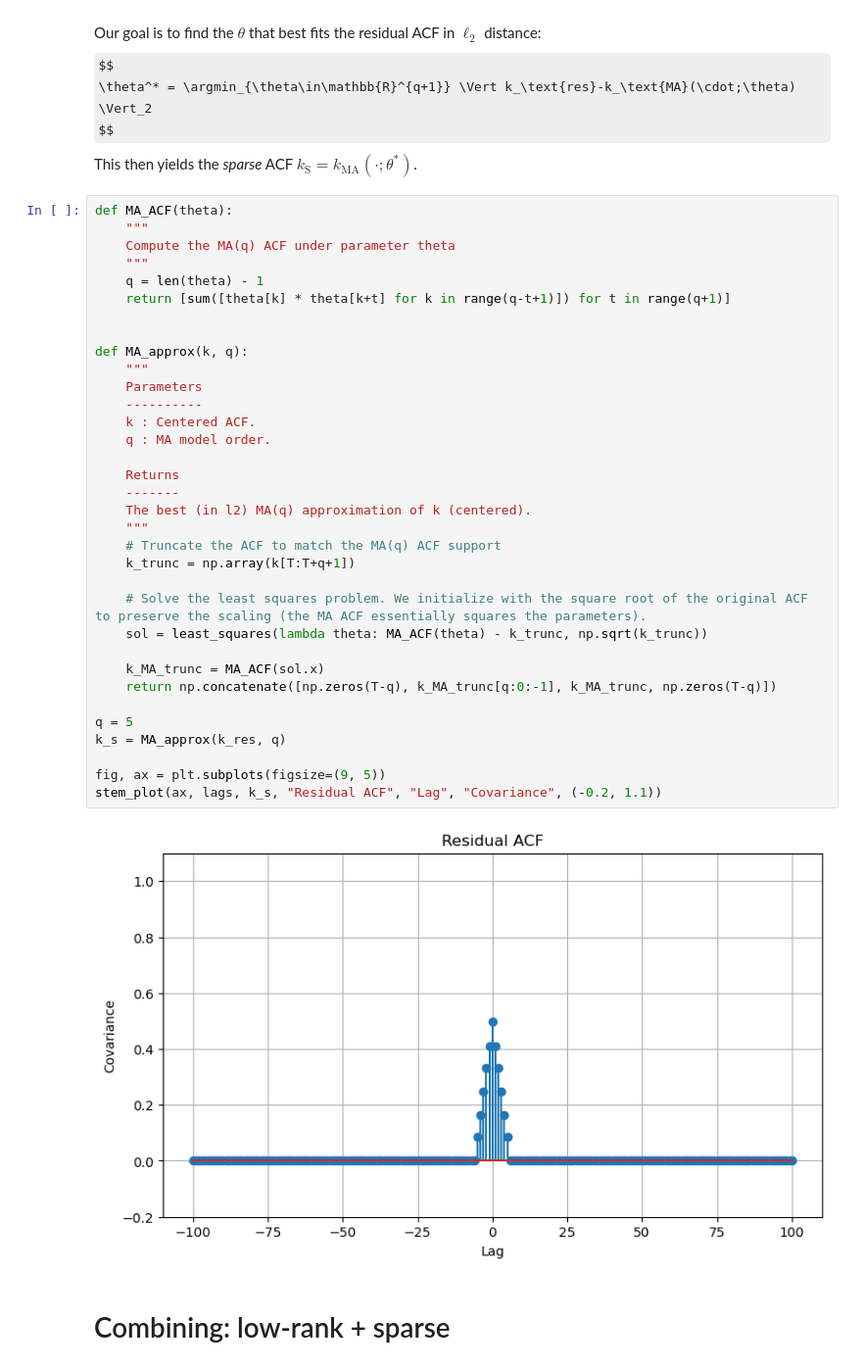
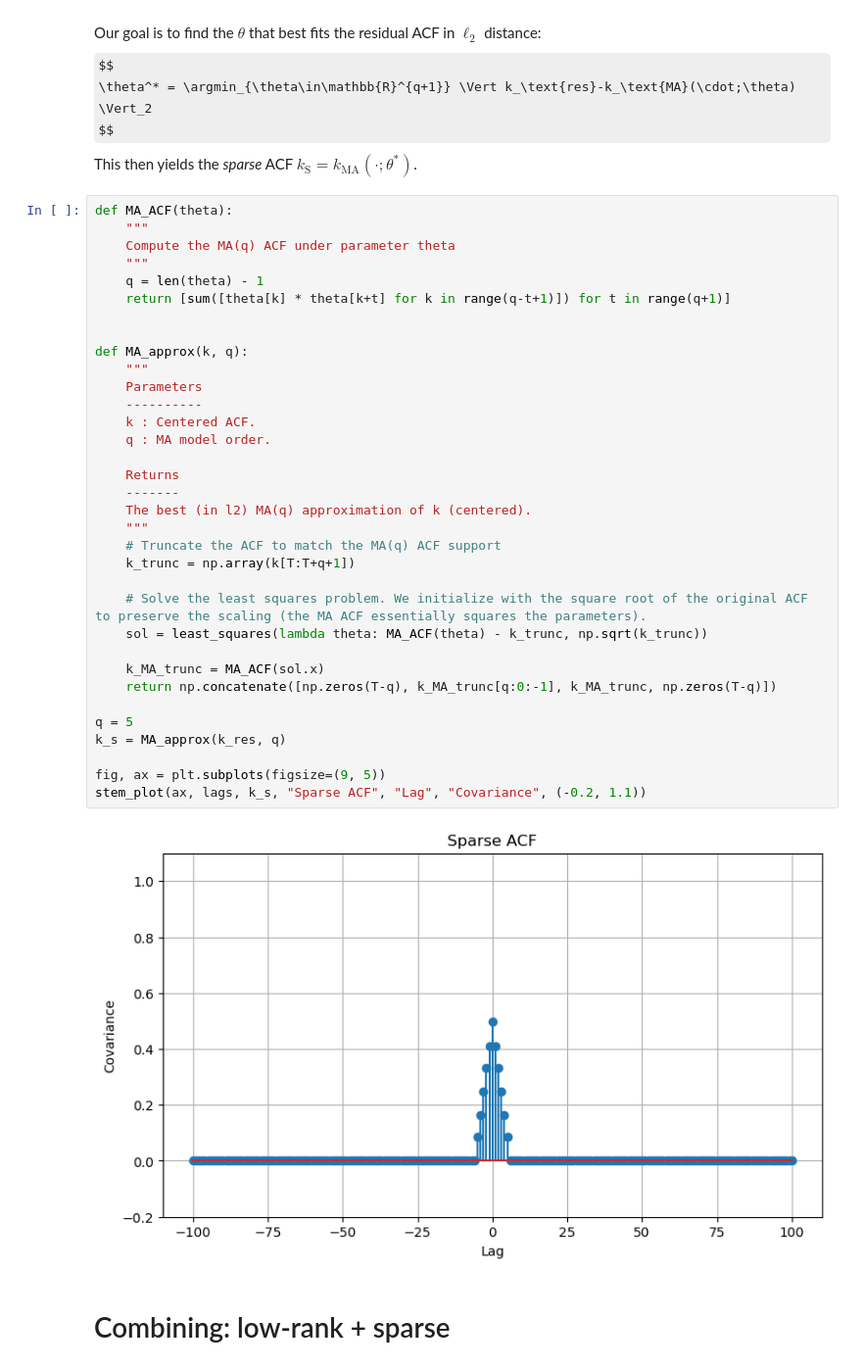
Before and after one commit to rafaelhanashiro/slr, a Jupyter notebook: slr.ipynb, the cells around one changed output. Shown at 98% size. Cells and saved outputs as stored; diff of their text form; some formulas as TeX source.

```diff
--- a/slr.ipynb
+++ b/slr.ipynb
@@ -165,35 +165,35 @@ def MA_ACF(theta):
     """
     q = len(theta) - 1
     return [sum([theta[k] * theta[k+t] for k in range(q-t+1)]) for t in range(q+1)]
 
 
 def MA_approx(k, q):
     """
     Parameters
     ----------
     k : Centered ACF.
     q : MA model order.
 
     Returns
     -------
     The best (in l2) MA(q) approximation of k (centered).
     """
     # Truncate the ACF to match the MA(q) ACF support
     k_trunc = np.array(k[T:T+q+1])
 
     # Solve the least squares problem. We initialize with the square root of the original ACF to preserve the scaling (the MA ACF essentially squares the parameters).
     sol = least_squares(lambda theta: MA_ACF(theta) - k_trunc, np.sqrt(k_trunc))
 
     k_MA_trunc = MA_ACF(sol.x)
     return np.concatenate([np.zeros(T-q), k_MA_trunc[q:0:-1], k_MA_trunc, np.zeros(T-q)])
 
 q = 5
 k_s = MA_approx(k_res, q)
 
 fig, ax = plt.subplots(figsize=(9, 5))
-stem_plot(ax, lags, k_s, "Residual ACF", "Lag", "Covariance", (-0.2, 1.1))
+stem_plot(ax, lags, k_s, "Sparse ACF", "Lag", "Covariance", (-0.2, 1.1))
 # %% [output]
-[figure, old version]
+[figure, new version]
 # %% [markdown]
 # Combining: low-rank + sparse
 # %% [markdown]
```
Also changed, not shown: parts of 4 cells of this notebook.
